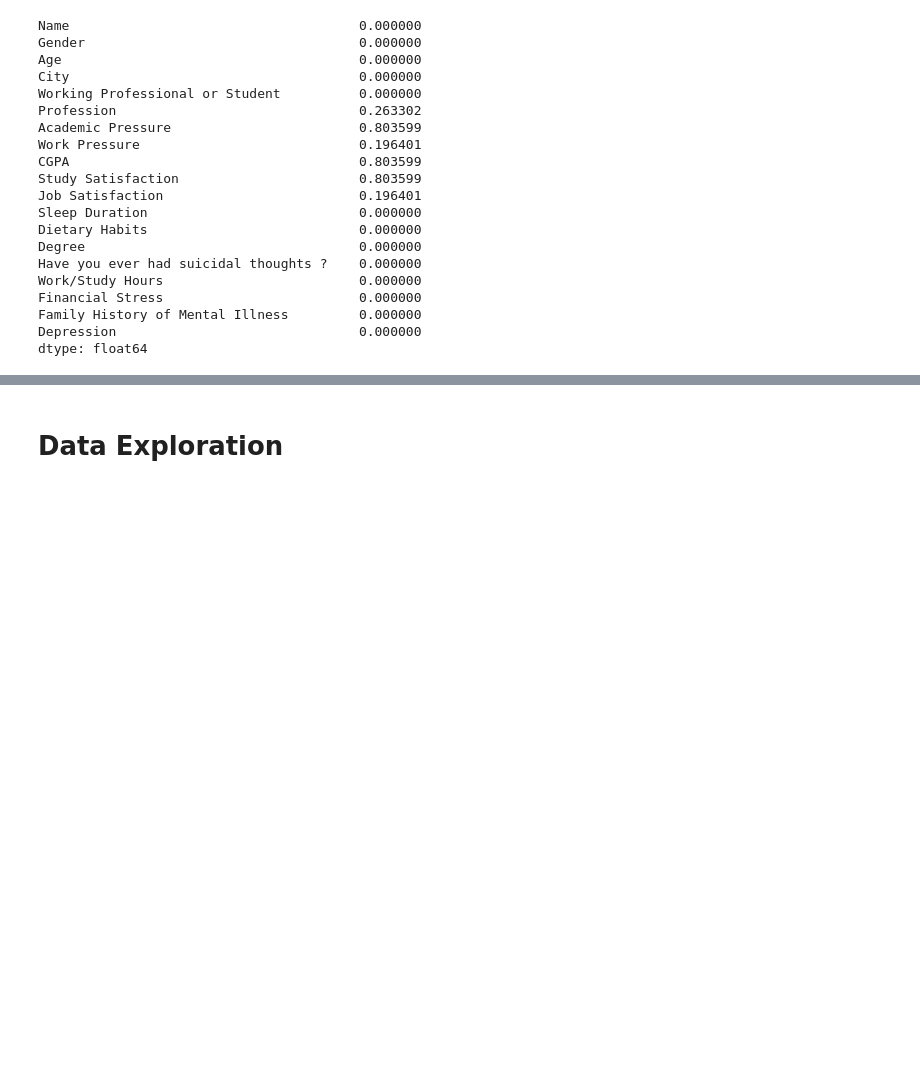
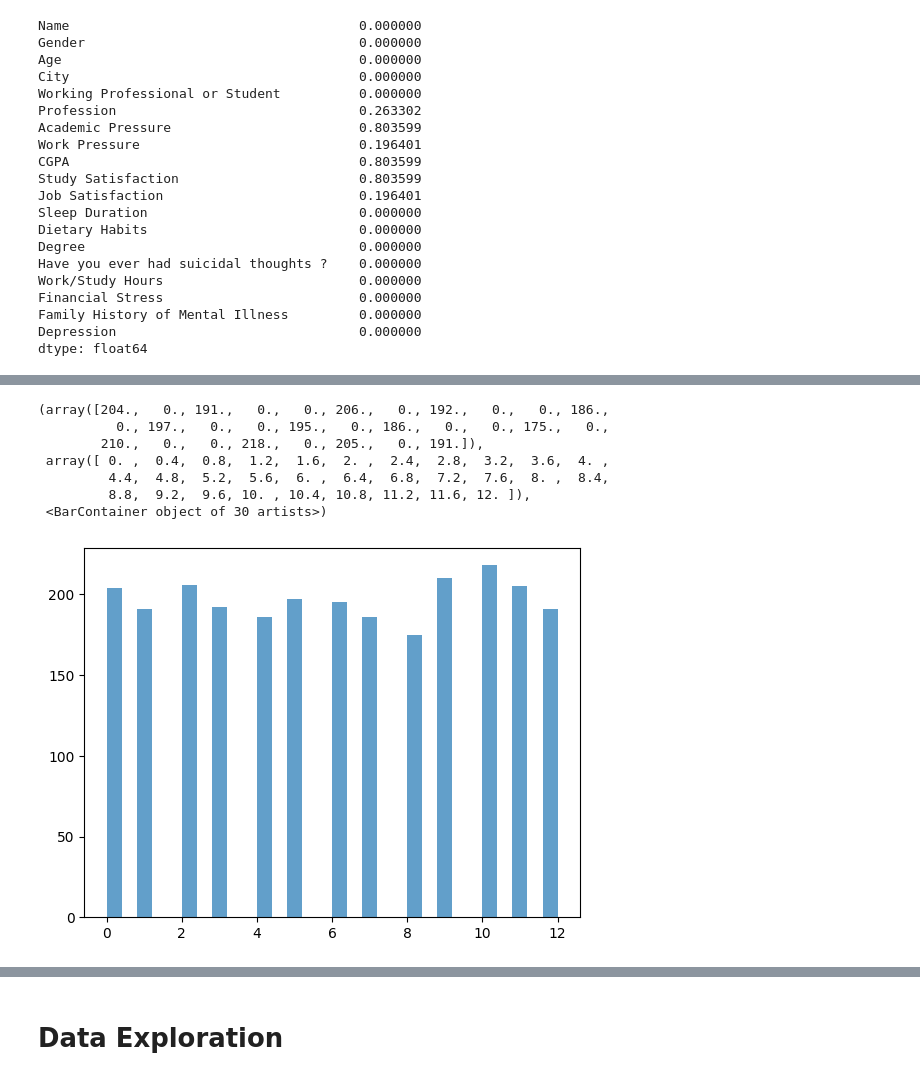
Before and after one commit to Monaa-cmd/Mental-Health, a Jupyter notebook: Process.ipynb, the cells around one changed output, grey strips where cells are left out. Drawn from its saved outputs; the diff is of its cells as text; code cells hidden in the pictures; blank space fills up the shorter version.

```diff
--- a/Process.ipynb
+++ b/Process.ipynb
@@ -149 +147,14 @@ dtype: float64
+# %%
+# plt.boxplot(data['Work/Study Hours'])
+# histogram
+plt.hist(data['Work/Study Hours'], bins=30, alpha=0.7)  # 似乎还要一组数据对比，heatmap？group chart？
+# %% [output]
+(array([204.,   0., 191.,   0.,   0., 206.,   0., 192.,   0.,   0., 186.,
+          0., 197.,   0.,   0., 195.,   0., 186.,   0.,   0., 175.,   0.,
+        210.,   0.,   0., 218.,   0., 205.,   0., 191.]),
+ array([ 0. ,  0.4,  0.8,  1.2,  1.6,  2. ,  2.4,  2.8,  3.2,  3.6,  4. ,
+         4.4,  4.8,  5.2,  5.6,  6. ,  6.4,  6.8,  7.2,  7.6,  8. ,  8.4,
+         8.8,  9.2,  9.6, 10. , 10.4, 10.8, 11.2, 11.6, 12. ]),
+ <BarContainer object of 30 artists>)
+[figure, added]
 # %%
```
Also changed, not shown: parts of 8 cells of this notebook, 1 other file.
